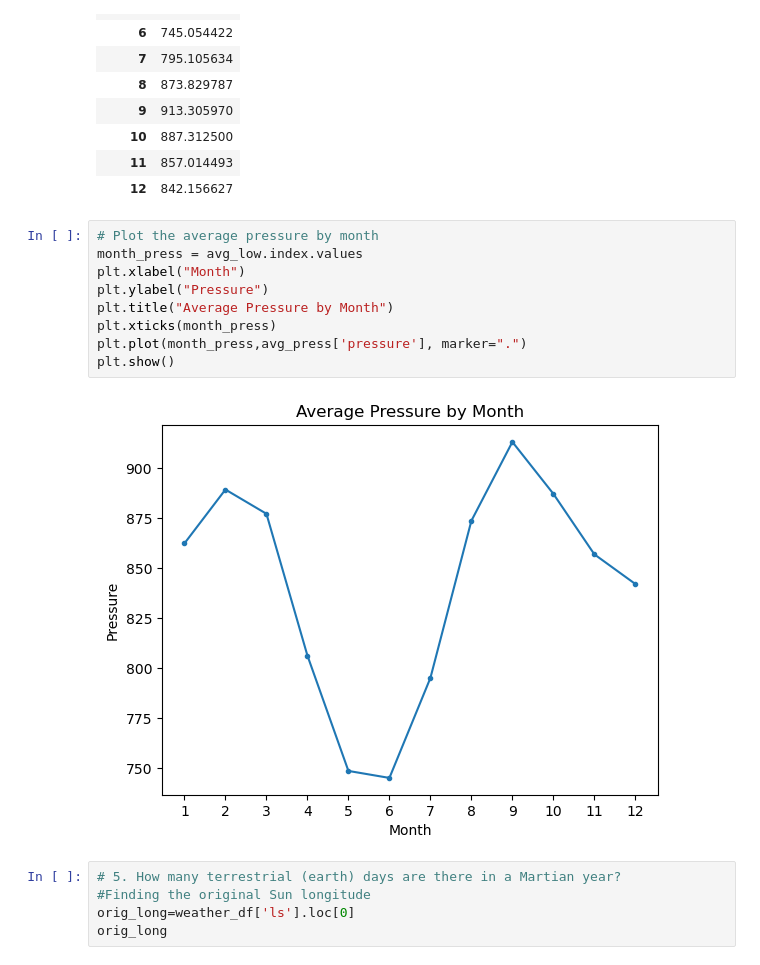
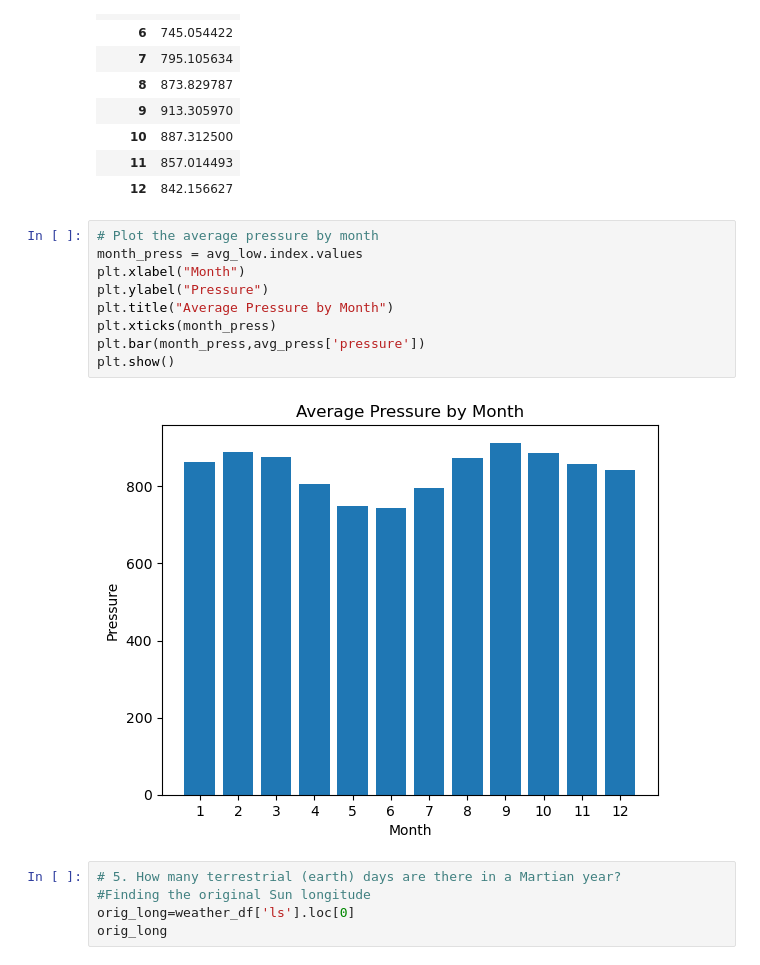
Before and after one commit to jmvandame/Module-11-Challenge-HTML, a Jupyter notebook: part_2_mars_weather.ipynb, the cells around one changed output. Saved outputs shown, nothing was run; the diff lists cells and outputs as text.

```diff
--- a/part_2_mars_weather.ipynb
+++ b/part_2_mars_weather.ipynb
@@ -209,14 +209,14 @@ avg_press
 # %%
 # Plot the average pressure by month
 month_press = avg_low.index.values
 plt.xlabel("Month")
 plt.ylabel("Pressure")
 plt.title("Average Pressure by Month")
 plt.xticks(month_press)
-plt.plot(month_press,avg_press['pressure'], marker=".")
+plt.bar(month_press,avg_press['pressure'])
 plt.show()
 # %% [output]
-[figure, old version]
+[figure, new version]
 # %%
 # 5. How many terrestrial (earth) days are there in a Martian year?
 #Finding the original Sun longitude
```
Also changed, not shown: parts of 2 cells of this notebook.
